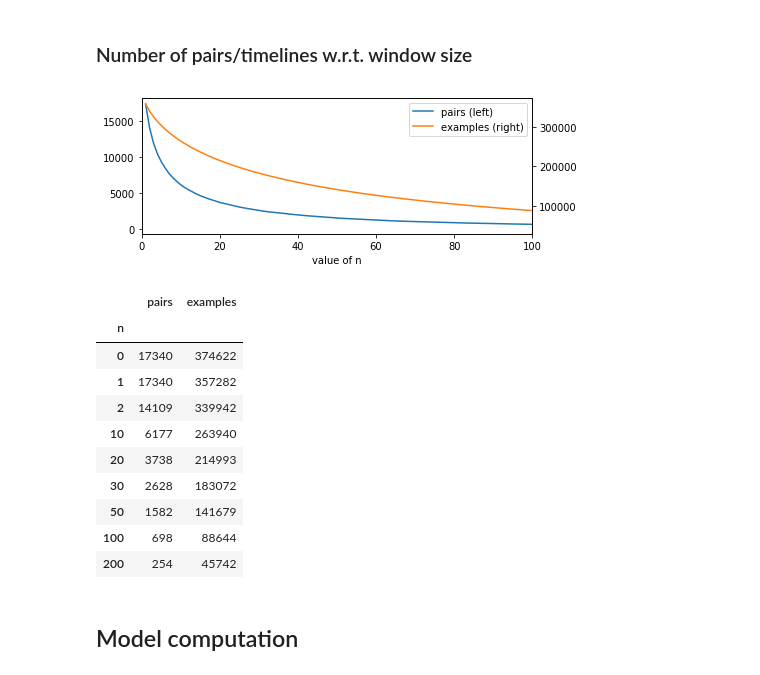
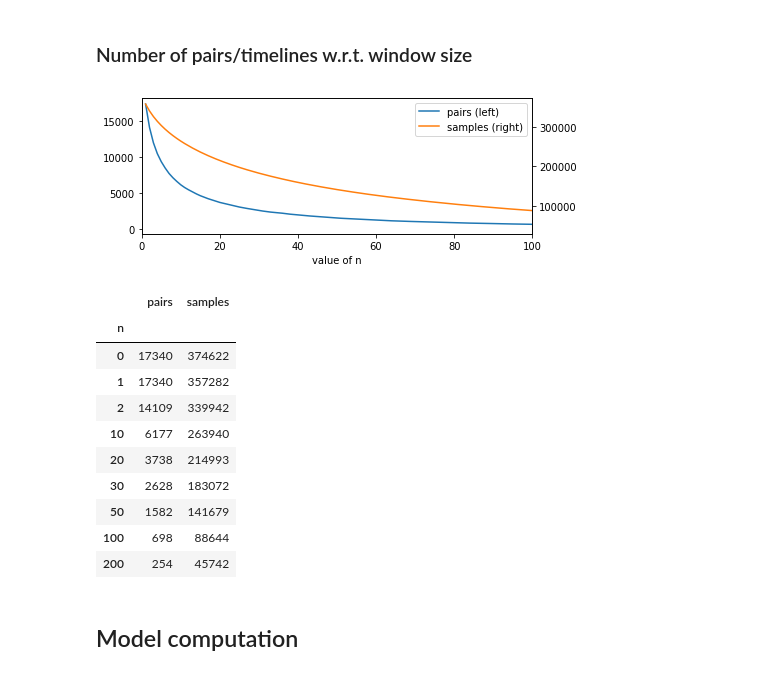
Before and after one commit to AlexandreDecan/secos-activity, a Jupyter notebook: notebooks/Survival analysis.ipynb, the cells around one changed output. Cells and saved outputs as stored; diff of their text form; code cells hidden in the pictures.

```diff
--- a/notebooks/Survival analysis.ipynb
+++ b/notebooks/Survival analysis.ipynb
@@ -298,40 +298,40 @@ pairs = (
     .assign(observations=lambda d: d['observations'] + 1)  # Because of dropped "truth=na"
     .assign(pairs=1)
     .groupby('observations', as_index=False)
     .sum()
 )
 
 data = []
 for n in range(0, 200 + 1):
     p = pairs[pairs['observations'] >= n + 1].pairs.sum()
     t = (
         pairs
         [pairs['observations'] >= n + 1]
         .eval('(observations - @n) * pairs')
         .sum()
     )
     data.append((n, p, t))
 
 temp = (
-    pandas.DataFrame(columns=['n', 'pairs', 'examples'], data=data)
+    pandas.DataFrame(columns=['n', 'pairs', 'samples'], data=data)
     .set_index('n')
 )
 
 temp[['pairs']].loc[1:].rename(columns={'pairs': 'pairs (left)'}).plot(ax=ax)
-temp[['examples']].loc[1:].plot(secondary_y=True, ax=ax)
+temp[['samples']].loc[1:].plot(secondary_y=True, ax=ax)
 
 ax.set(
     xlabel='value of n',
     xlim=(0, 100),
 )
 
 savefig(fig, 'dataset_size')
 # %% [output]
-[figure, old version]
+[figure, new version]
 # %%
 temp.loc[[0, 1, 2, 10, 20, 30, 50, 100, 200]]
 # %% [output]
-|  | pairs | examples |
+|  | pairs | samples |
 | n |  |  |
 | 0 | 17340 | 374622 |
 | 1 | 17340 | 357282 |
```
Also changed, not shown: parts of 6 cells of this notebook.
